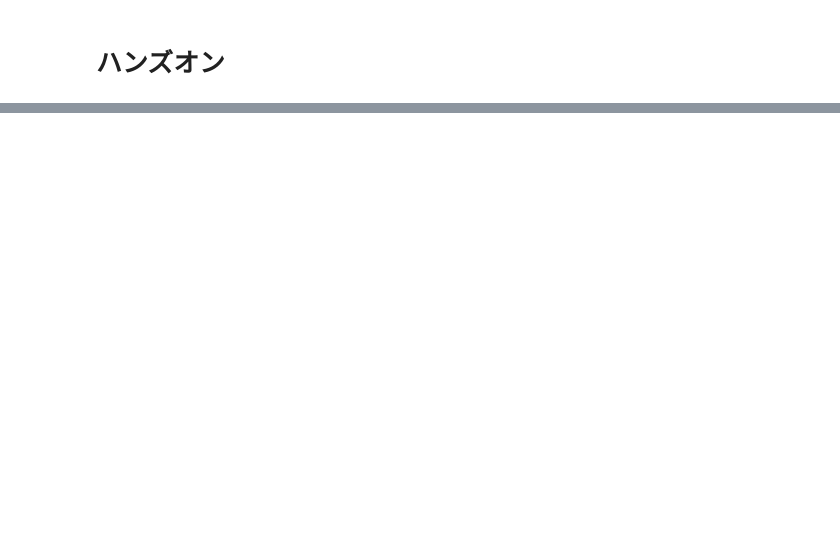
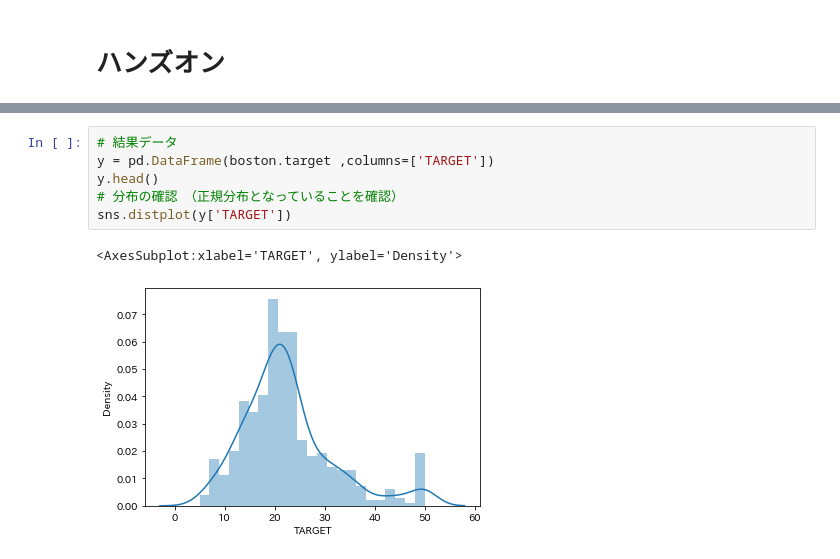
Before and after one commit to takasaki376/rabbit-report, a Jupyter notebook: stage2/report-stage2_01_線形回帰モデル.ipynb, the cells around one changed output, grey strips where cells are left out. Cells and saved outputs as stored; diff of their text form; blank space fills up the shorter version.

```diff
--- a/stage2/report-stage2_01_線形回帰モデル.ipynb
+++ b/stage2/report-stage2_01_線形回帰モデル.ipynb
@@ -94,0 +239,9 @@ import matplotlib.pyplot as plt
+# %%
+# 結果データ
+y = pd.DataFrame(boston.target ,columns=['TARGET'])
+y.head()
+# 分布の確認　（正規分布となっていることを確認）
+sns.distplot(y['TARGET'])
+# %% [output]
+<AxesSubplot:xlabel='TARGET', ylabel='Density'>
+[figure, added]
```
Also changed, not shown: parts of 23 cells of this notebook.
